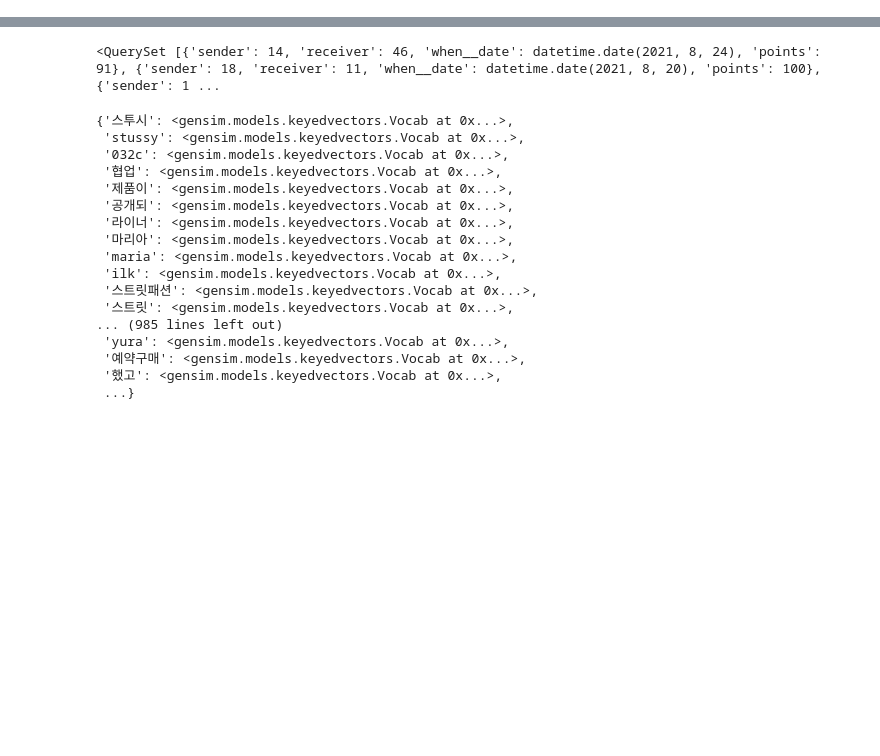
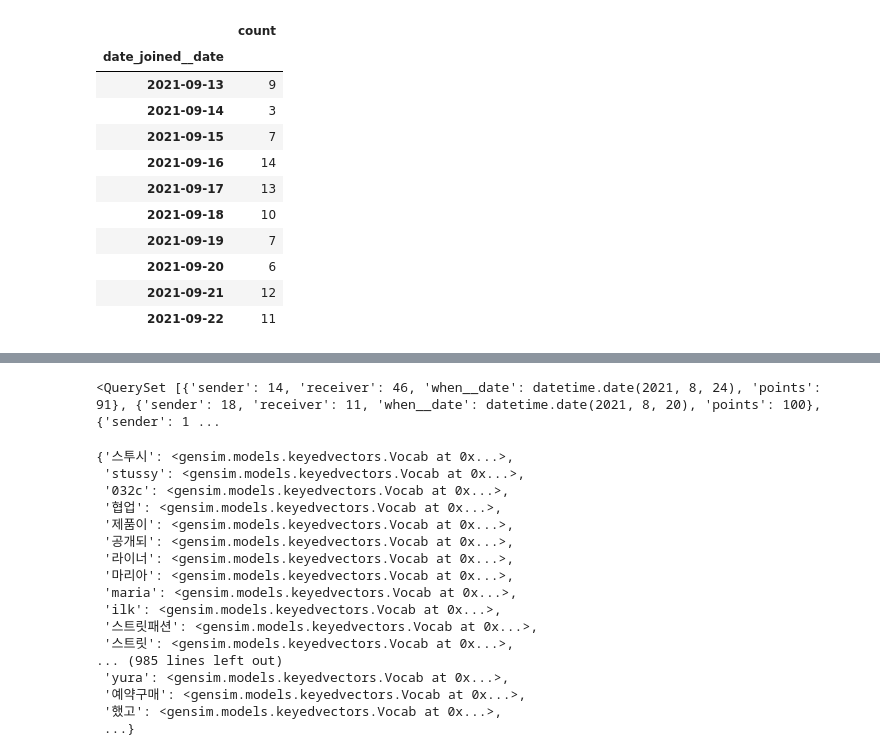
Before and after one commit to gem763/maskplay, a Jupyter notebook: data/트랜젝션 분석하기.ipynb, the cells around one changed output, grey strips where cells are left out. Saved outputs shown, nothing was run; the diff lists cells and outputs as text; code cells hidden in the pictures; blank space fills up the shorter version.

```diff
--- a/data/트랜젝션 분석하기.ipynb
+++ b/data/트랜젝션 분석하기.ipynb
@@ -94,3 +103,20 @@ df2 = df[['보내기','받기','포인트','날짜']]; df2
+# %%
+qrs = m.User.objects.filter(date_joined__gte='2021-09-13').values('date_joined__date').annotate(count=Count('date_joined__date'))
+# %%
+pd.DataFrame(qrs).set_index('date_joined__date').sort_index(ascending=True)
+# %% [output]
+|  | count |
+| date_joined__date |  |
+| 2021-09-13 | 9 |
+| 2021-09-14 | 3 |
+| 2021-09-15 | 7 |
+| 2021-09-16 | 14 |
+| 2021-09-17 | 13 |
+| 2021-09-18 | 10 |
+| 2021-09-19 | 7 |
+| 2021-09-20 | 6 |
+| 2021-09-21 | 12 |
+| 2021-09-22 | 11 |
 # %%
 df2.pivot(index='받기', columns='날짜', values='포인트')
 # %% [output]
```
Also changed, not shown: parts of 12 cells of this notebook, 8 other files.
